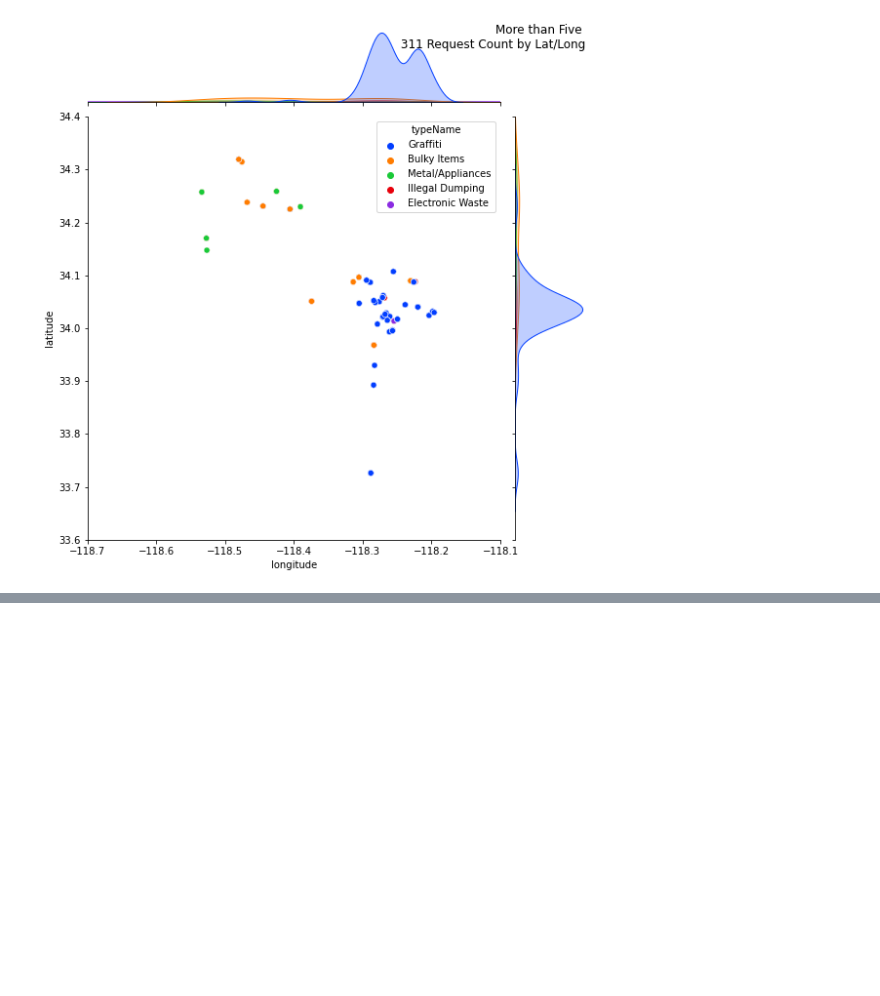
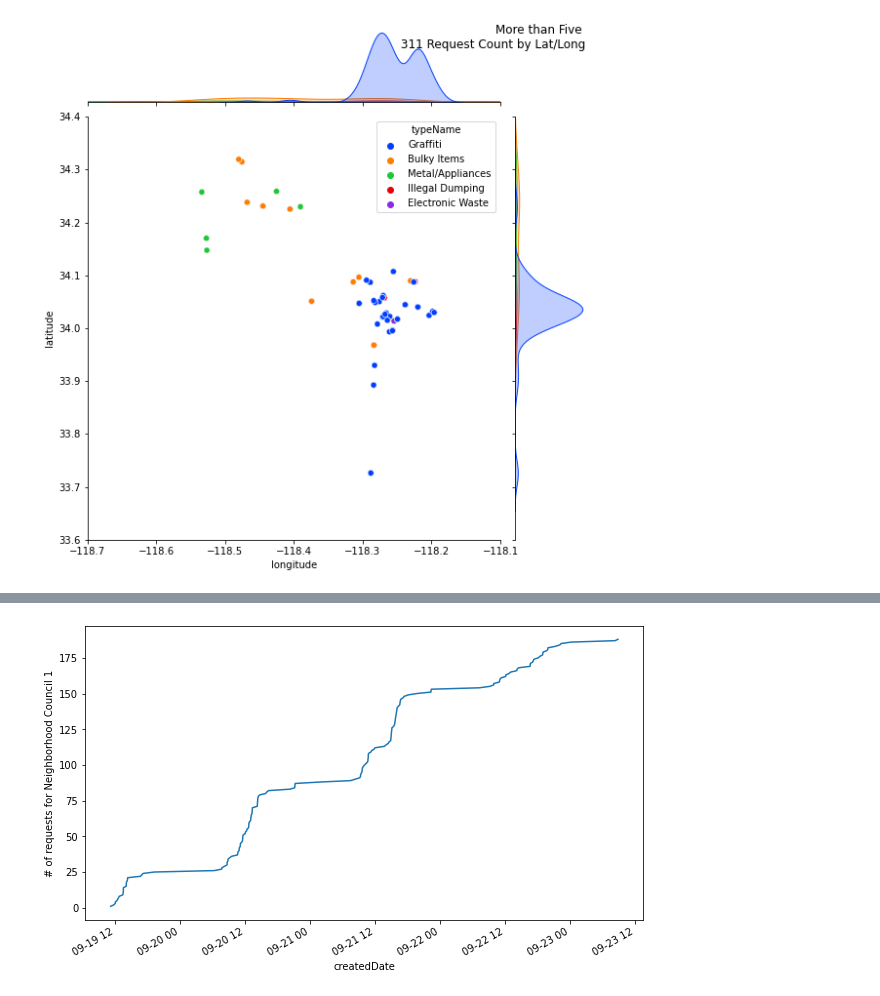
Before and after one commit to ajmachado42/Hack-for-LA-311-Data, a Jupyter notebook: I-1279/01_api_clean_eda.ipynb, the cells around one changed output, grey strips where cells are left out. Saved outputs shown, nothing was run; the diff lists cells and outputs as text; code cells hidden in the pictures; blank space fills up the shorter version.

```diff
--- a/I-1279/01_api_clean_eda.ipynb
+++ b/I-1279/01_api_clean_eda.ipynb
@@ -49,5 +50,5 @@ df_311_1000 = json_normalize(json_311)
 '\nurl = "https://data.lacity.org/resource/i5ke-k6by.json"\nreq = requests.get(url)\nprint(f\'Status: {req.status_code}\')\n\njson_311 = req.json()\ndf_311_1000 = json_normalize(json_311)\n'
 # %%
 # CMD LINE: python get_311_request_data_csv.py "2021-09-23" "2022-09-23"
-df_311_raw = pd.read_csv('./data/21Sept23_22Sept23_api.csv')
+df_311_raw = pd.read_csv('./data/23Sept21_23Sept22_api.csv')
 df_311 = df_311_raw.copy()
@@ -454,0 +573,8 @@ plt.show();
+# %%
+# Set Date to be in the index
+df_311.set_index('createdDate', inplace = True)
+
+# Sort the index# Sort the index
+df_311.sort_index(inplace = True)
+
+df_311.head()
@@ -454,0 +589,5 @@ plt.show();
+# %%
+df_nc_ct = df_311.groupby(['createdDate','councilId'])['requestId'].agg('count').reset_index(name = 'request_ct')
+df_nc_ct['nc_running_ct'] = df_nc_ct.groupby('councilId')['request_ct'].cumsum()
+df_nc_ct.set_index('createdDate', inplace = True)
+df_nc_ct.head()
@@ -454,0 +602,8 @@ plt.show();
+# %%
+plt.figure(figsize = (10,6))
+ts_plt = df_nc_ct[df_nc_ct['councilId'] == 1]
+ts_plt['nc_running_ct'].plot()
+plt.ylabel('# of requests for Neighborhood Council 1')
+plt.plot();
+# %% [output]
+[figure, added]
```
Also changed, not shown: parts of 18 cells of this notebook, 4 other files.
